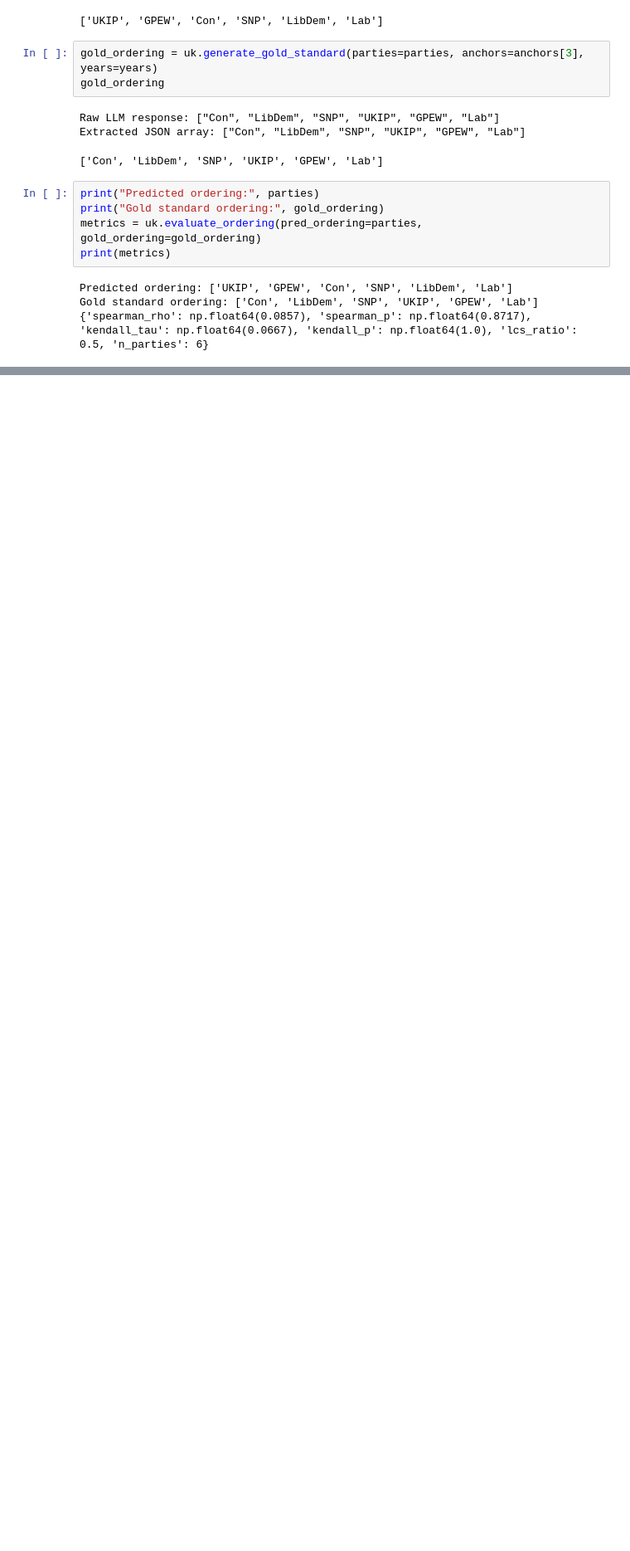
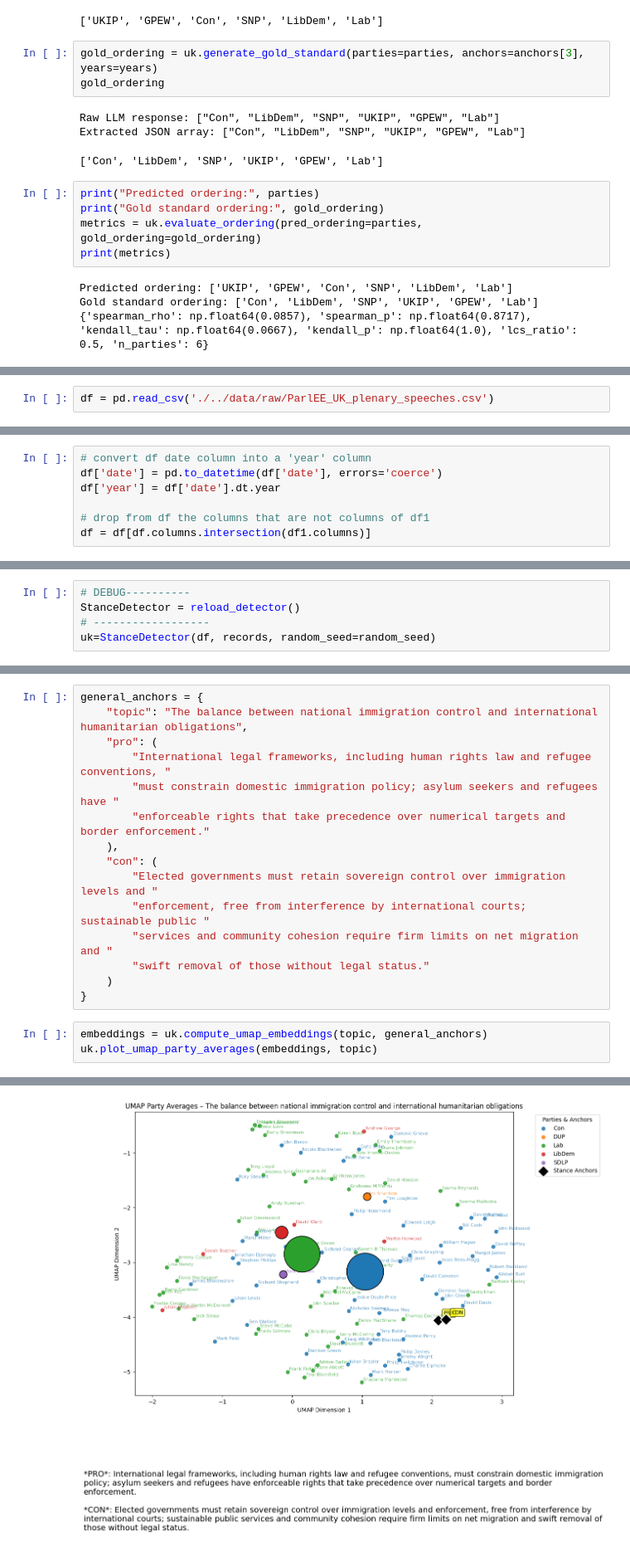
Before and after one commit to fedefraschio/stance-detection-uk-parliament, a Jupyter notebook: notebooks/stance_detection.ipynb, the cells around one changed output, grey strips where cells are left out. Shown at 83% size. Saved outputs shown, nothing was run; the diff lists cells and outputs as text; blank space fills up the shorter version.

```diff
--- a/notebooks/stance_detection.ipynb
+++ b/notebooks/stance_detection.ipynb
@@ -865,0 +832,2 @@ Gold standard ordering: ['Con', 'LibDem', 'SNP', 'UKIP', 'GPEW', 'Lab']
+# %%
+df = pd.read_csv('./../data/raw/ParlEE_UK_plenary_speeches.csv')
@@ -865,0 +845,7 @@ Gold standard ordering: ['Con', 'LibDem', 'SNP', 'UKIP', 'GPEW', 'Lab']
+# %%
+# convert df date column into a 'year' column
+df['date'] = pd.to_datetime(df['date'], errors='coerce')
+df['year'] = df['date'].dt.year
+
+# drop from df the columns that are not columns of df1
+df = df[df.columns.intersection(df1.columns)]
@@ -865,0 +857,5 @@ Gold standard ordering: ['Con', 'LibDem', 'SNP', 'UKIP', 'GPEW', 'Lab']
+# %%
+# DEBUG----------
+StanceDetector = reload_detector()
+# ------------------
+uk=StanceDetector(df, records, random_seed=random_seed)
@@ -865,0 +883,19 @@ Gold standard ordering: ['Con', 'LibDem', 'SNP', 'UKIP', 'GPEW', 'Lab']
+# %%
+general_anchors = {
+    "topic": "The balance between national immigration control and international humanitarian obligations",
+    "pro": (
+        "International legal frameworks, including human rights law and refugee conventions, "
+        "must constrain domestic immigration policy; asylum seekers and refugees have "
+        "enforceable rights that take precedence over numerical targets and border enforcement."
+    ),
+    "con": (
+        "Elected governments must retain sovereign control over immigration levels and "
+        "enforcement, free from interference by international courts; sustainable public "
+        "services and community cohesion require firm limits on net migration and "
+        "swift removal of those without legal status."
+    )
+}
+# %%
+embeddings = uk.compute_umap_embeddings(topic, general_anchors)
+uk.plot_umap_party_averages(embeddings, topic)
+# %% [output]
@@ -865,0 +903 @@ Gold standard ordering: ['Con', 'LibDem', 'SNP', 'UKIP', 'GPEW', 'Lab']
+[figure, added]
```
Also changed, not shown: parts of 58 cells of this notebook, 2 other files.
